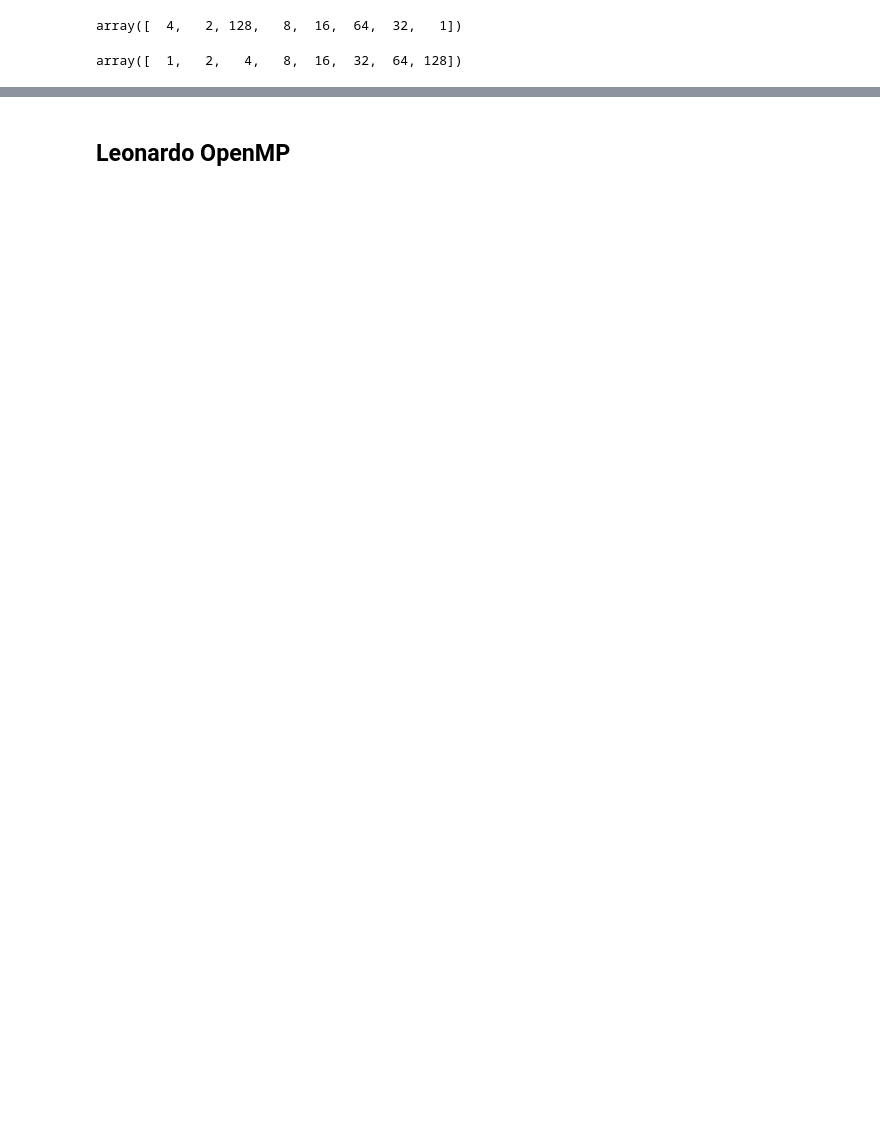
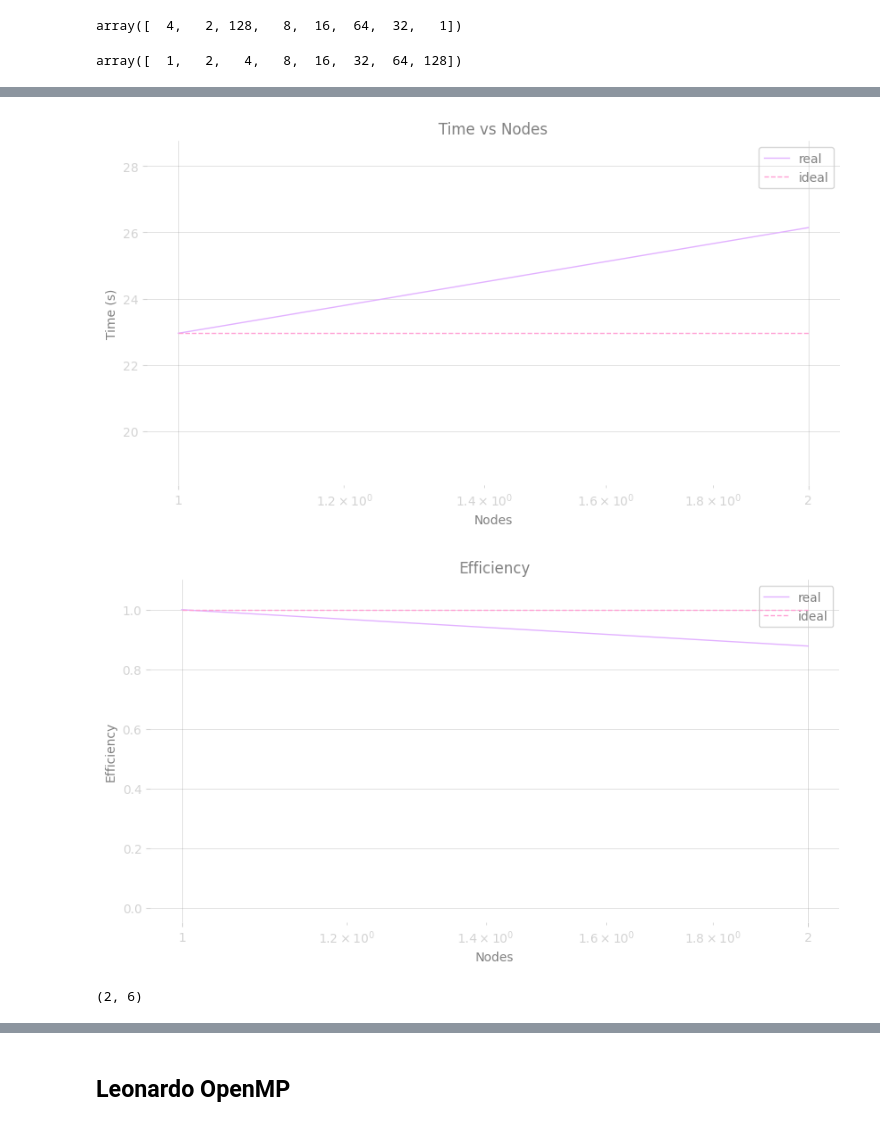
Before and after one commit to Davidezorz/HPCexam, a Jupyter notebook: output/plotResults.ipynb, the cells around one changed output, grey strips where cells are left out. Cells and saved outputs as stored; diff of their text form; code cells hidden in the pictures; blank space fills up the shorter version.

```diff
--- a/output/plotResults.ipynb
+++ b/output/plotResults.ipynb
@@ -272,0 +436,3 @@ percentagesPlot(array_T, array_time)
+# %%
+orfeoWeak_N, _, _, orfeoWeak_time, orfeoWeak_Totaltime = collect_data("orfeo_", "Orfeo/Weak/")
+orfeoWeak_Totaltime
@@ -272,0 +452,8 @@ percentagesPlot(array_T, array_time)
+# %%
+plotTimeWeak(orfeoWeak_N, orfeoWeak_time, orfeoWeak_Totaltime,  x_label="Nodes")
+efficiencyWeak(orfeoWeak_N, orfeoWeak_time, orfeoWeak_Totaltime,  x_label="Nodes")
+percentagesPlot(orfeoWeak_N, orfeoWeak_time, orfeoWeak_Totaltime,  x_label="Nodes")
+# %% [output]
+[figure, added]
+[figure, added]
+(2, 6)
```
Also changed, not shown: parts of 43 cells of this notebook, 30 other files.
